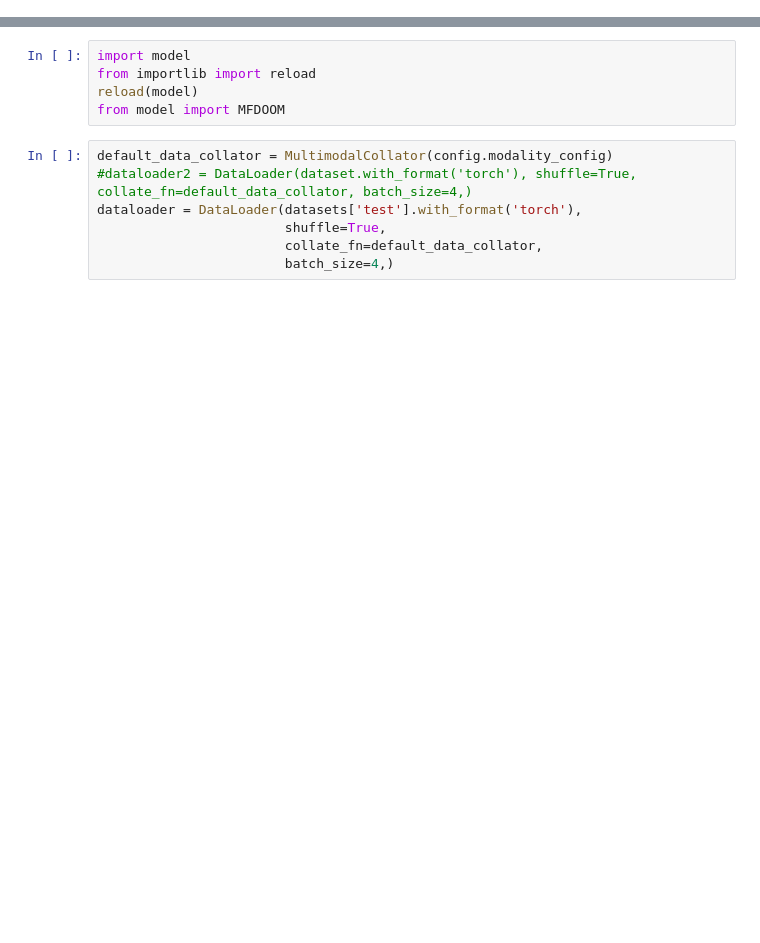
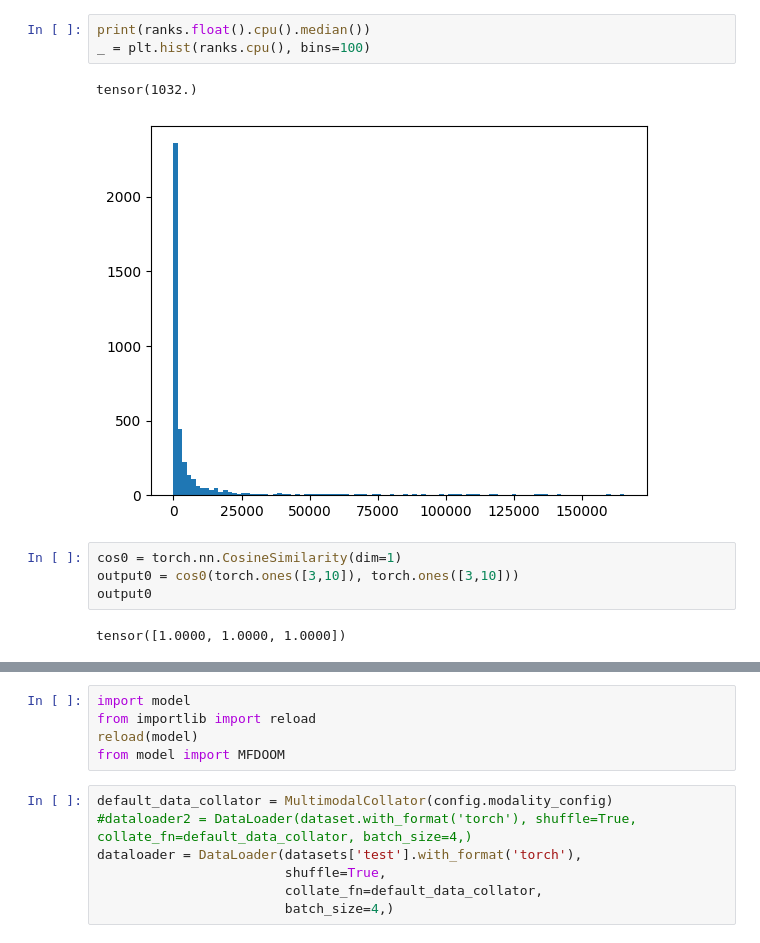
Before and after one commit to josiahbjorgaard/mca-paper, a Jupyter notebook: Notebooks/FigurePrototypes.ipynb, the cells around one changed output, grey strips where cells are left out. Saved outputs shown, nothing was run; the diff lists cells and outputs as text; blank space fills up the shorter version.

```diff
--- a/Notebooks/FigurePrototypes.ipynb
+++ b/Notebooks/FigurePrototypes.ipynb
@@ -43,2 +135,14 @@ m
+# %%
+print(ranks.float().cpu().median())
+_ = plt.hist(ranks.cpu(), bins=100)
+# %% [output]
+tensor(1032.)
+[figure, added]
+# %%
+cos0 = torch.nn.CosineSimilarity(dim=1)
+output0 = cos0(torch.ones([3,10]), torch.ones([3,10]))
+output0
+# %% [output]
+tensor([1.0000, 1.0000, 1.0000])
 # %%
 !ls ../training_output_03_41_31_01_2024/
```
Also changed, not shown: parts of 51 cells of this notebook.
